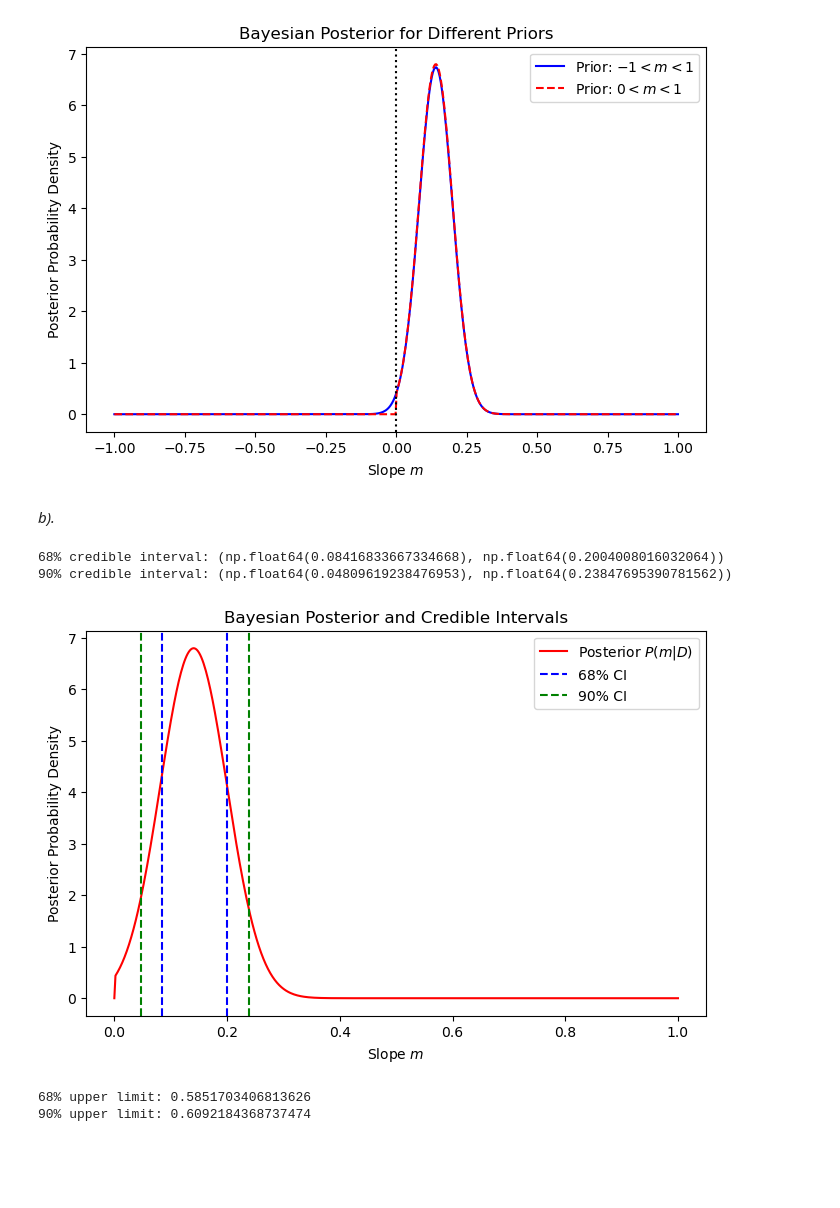
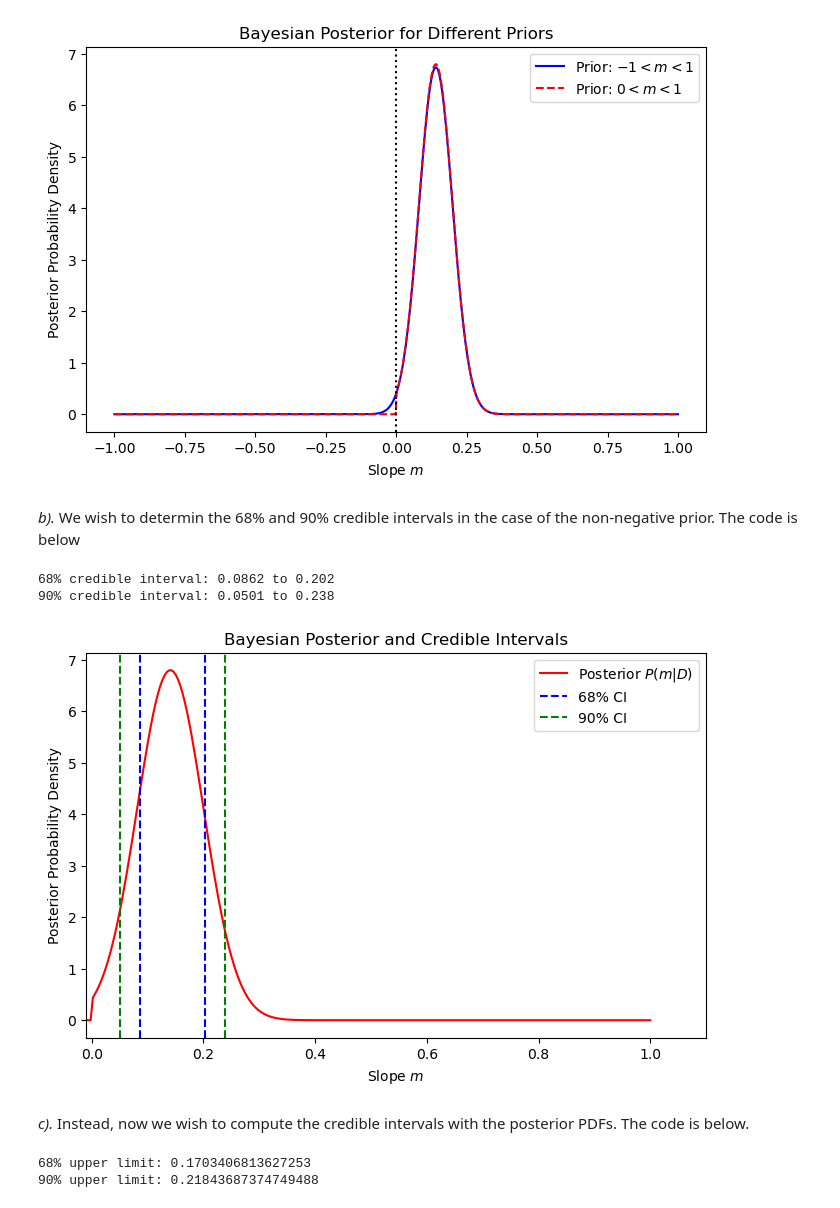
Before and after one commit to aidanwmw/PHYS403, a Jupyter notebook: homework/hw5.ipynb, the cells around one changed output. Saved outputs shown, nothing was run; the diff lists cells and outputs as text; code cells hidden in the pictures; blank space fills up the shorter version.

```diff
--- a/homework/hw5.ipynb
+++ b/homework/hw5.ipynb
@@ -27,4 +27,6 @@ plt.errorbar(x,y,yerr=dy, fmt='o',color='cornflowerblue',label='Dataset 1');
 # %%
+# 1a. Bayesian PDFs
+
 # Define likelihood function
 def log_likelihood(m):
     model = m * x
@@ -39,17 +41,17 @@ def flat_prior(m, prior_type):
 
 # Compute posterior
 m_values = np.linspace(-1, 1, 500)
-posterior_m_gt_0 = np.array([np.exp(log_likelihood(m)) * flat_prior(m, "m > 0") for m in m_values])
+posterior_positive = np.array([np.exp(log_likelihood(m)) * flat_prior(m, "m > 0") for m in m_values])
 posterior_symmetric = np.array([np.exp(log_likelihood(m)) * flat_prior(m, "symmetric") for m in m_values])
 
 # Normalize the posterior
-posterior_m_gt_0 /= np.trapezoid(posterior_m_gt_0, m_values)
+posterior_positive /= np.trapezoid(posterior_positive, m_values)
 posterior_symmetric /= np.trapezoid(posterior_symmetric, m_values)
 
 # Plot the results
 plt.figure(figsize=(8, 5))
 plt.plot(m_values, posterior_symmetric, label=r'Prior: $-1 < m < 1$', color='blue')
-plt.plot(m_values, posterior_m_gt_0, label=r'Prior: $0 < m < 1$', color='red', linestyle='dashed')
+plt.plot(m_values, posterior_positive, label=r'Prior: $0 < m < 1$', color='red', linestyle='dashed')
 plt.axvline(0, color='black', linestyle='dotted')
 plt.xlabel('Slope $m$')
 plt.ylabel('Posterior Probability Density')
@@ -58,71 +60,62 @@ plt.title("Bayesian Posterior for Different Priors")
 plt.show()
 # %% [output]
 [figure]
-# %% [markdown]
-*b).*
+# %% [markdown]
+*b).* We wish to determin the 68% and 90% credible intervals in the case of the non-negative prior. The code is below
 # %%
-# Define likelihood function
-def log_likelihood(m):
-    model = m * x
-    return -0.5 * np.sum(((y - model) / dy) ** 2)
+# 1b. Non-negative CDF CIs
 
-# Define prior (non-negative m)
-def flat_prior(m):
-    return 1.0 if 0 < m < 1 else 0.0
-
-# Compute posterior
-m_values = np.linspace(0, 1, 500)  # Only positive m
-posterior = np.array([np.exp(log_likelihood(m)) * flat_prior(m) for m in m_values])
-
-# Normalize posterior
-posterior /= np.trapezoid(posterior, m_values)
-
-# Compute cumulative distribution function (CDF)
-cdf = cumulative_trapezoid(posterior, m_values, initial=0)
+# Compute CDF
+cdf = cumulative_trapezoid(posterior_positive, m_values, initial=0)
 cdf /= cdf[-1]  # Normalize to range [0,1]
 
 # Function to find credible interval
 def credible_interval(credibility):
     lower_idx = np.searchsorted(cdf, (1 - credibility) / 2)
     upper_idx = np.searchsorted(cdf, 1 - (1 - credibility) / 2)
     return m_values[lower_idx], m_values[upper_idx]
 
 # Compute 68% and 90% credible intervals
-ci_68 = credible_interval(0.68)
-ci_90 = credible_interval(0.90)
+cil_68, ciu_68 = credible_interval(0.68)
+cil_90, ciu_90 = credible_interval(0.90)
 
 # Print results
-print(f"68% credible interval: {ci_68}")
-print(f"90% credible interval: {ci_90}")
+print(f"68% credible interval: {cil_68:0.3g} to {ciu_68:0.3g}")
+print(f"90% credible interval: {cil_90:0.3g} to {ciu_90:0.3g}")
 
 # Plot posterior with intervals
 plt.figure(figsize=(8, 5))
-plt.plot(m_values, posterior, label=r'Posterior $P(m | D)$', color='red')
-plt.axvline(ci_68[0], color='blue', linestyle='dashed', label="68% CI")
-plt.axvline(ci_68[1], color='blue', linestyle='dashed')
-plt.axvline(ci_90[0], color='green', linestyle='dashed', label="90% CI")
-plt.axvline(ci_90[1], color='green', linestyle='dashed')
+plt.plot(m_values, posterior_positive, label=r'Posterior $P(m | D)$', color='red')
+plt.axvline(cil_68, color='blue', linestyle='dashed', label="68% CI")
+plt.axvline(ciu_68, color='blue', linestyle='dashed')
+plt.axvline(cil_90, color='green', linestyle='dashed', label="90% CI")
+plt.axvline(ciu_90, color='green', linestyle='dashed')
 plt.xlabel('Slope $m$')
 plt.ylabel('Posterior Probability Density')
 plt.title("Bayesian Posterior and Credible Intervals")
 plt.legend()
+plt.xlim(-0.01,)
 plt.show()
 # %% [output]
-68% credible interval: (np.float64(0.08416833667334668), np.float64(0.2004008016032064))
-90% credible interval: (np.float64(0.04809619238476953), np.float64(0.23847695390781562))
+68% credible interval: 0.0862 to 0.202
+90% credible interval: 0.0501 to 0.238
-[figure, old version]
+[figure, new version]
+# %% [markdown]
+*c).* Instead, now we wish to compute the credible intervals with the posterior PDFs. The code is below.
 # %%
+# 1c. Credible Intervals from posterior PDFs
+
 def upper_limit(posterior, m_values, credibility):
     cdf = np.cumsum(posterior) / np.sum(posterior)
     upper_idx = np.searchsorted(cdf, credibility)
     return m_values[upper_idx]
 
 # Compute upper limits
-ul_68 = upper_limit(posterior_m_gt_0, m_values, 0.68)
-ul_90 = upper_limit(posterior_m_gt_0, m_values, 0.90)
+ul_68 = upper_limit(posterior_positive, m_values, 0.68)
+ul_90 = upper_limit(posterior_positive, m_values, 0.90)
 
 print(f"68% upper limit: {ul_68}")
 print(f"90% upper limit: {ul_90}")
 # %% [output]
-68% upper limit: 0.5851703406813626
-90% upper limit: 0.6092184368737474
+68% upper limit: 0.1703406813627253
+90% upper limit: 0.21843687374749488
```
Also changed, not shown: parts of 8 cells of this notebook.
